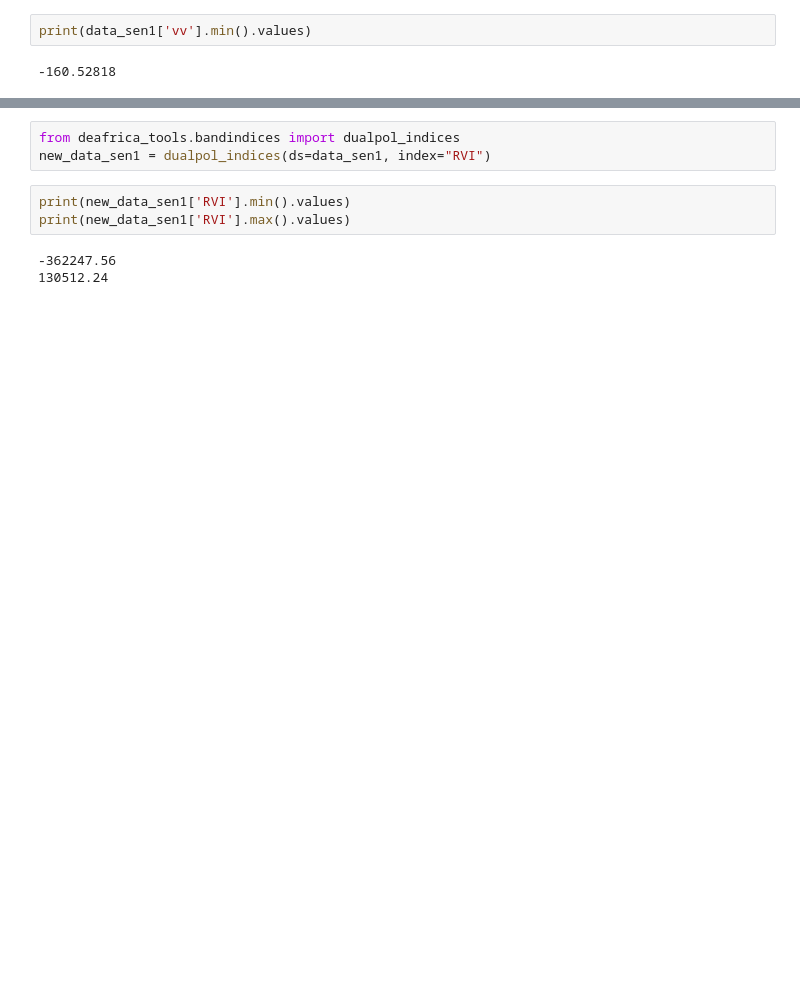
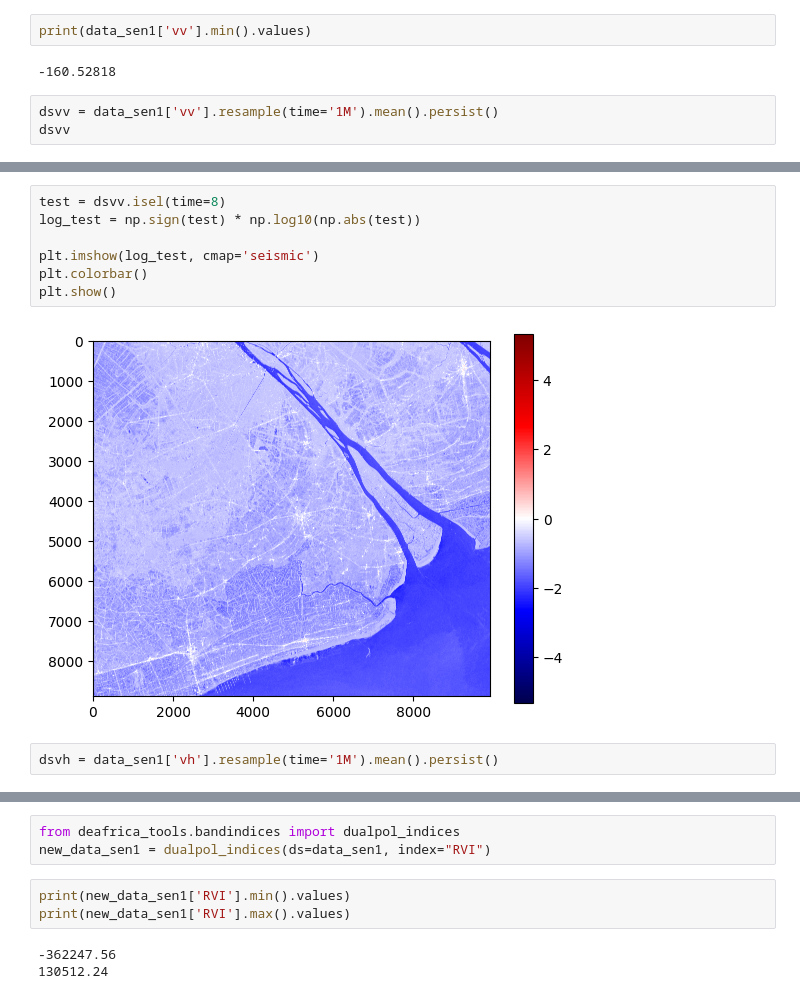
Before and after one commit to minhify/CTU-CSIROBoeingPhase5, a Jupyter notebook: test_load_VH-VV.ipynb, the cells around one changed output, grey strips where cells are left out. Drawn from its saved outputs; the diff is of its cells as text; blank space fills up the shorter version.

```diff
--- a/test_load_VH-VV.ipynb
+++ b/test_load_VH-VV.ipynb
@@ -323,3 +295,6 @@ Attributes:
 print(data_sen1['vv'].min().values)
 # %% [output]
 -160.52818
+# %%
+dsvv = data_sen1['vv'].resample(time='1M').mean().persist()
+dsvv
@@ -325,0 +327,11 @@ print(data_sen1['vv'].min().values)
+# %%
+test = dsvv.isel(time=8)
+log_test = np.sign(test) * np.log10(np.abs(test))
+
+plt.imshow(log_test, cmap='seismic')
+plt.colorbar()
+plt.show()
+# %% [output]
+[figure, added]
+# %%
+dsvh = data_sen1['vh'].resample(time='1M').mean().persist()
```
Also changed, not shown: parts of 15 cells of this notebook, 1 other file.
